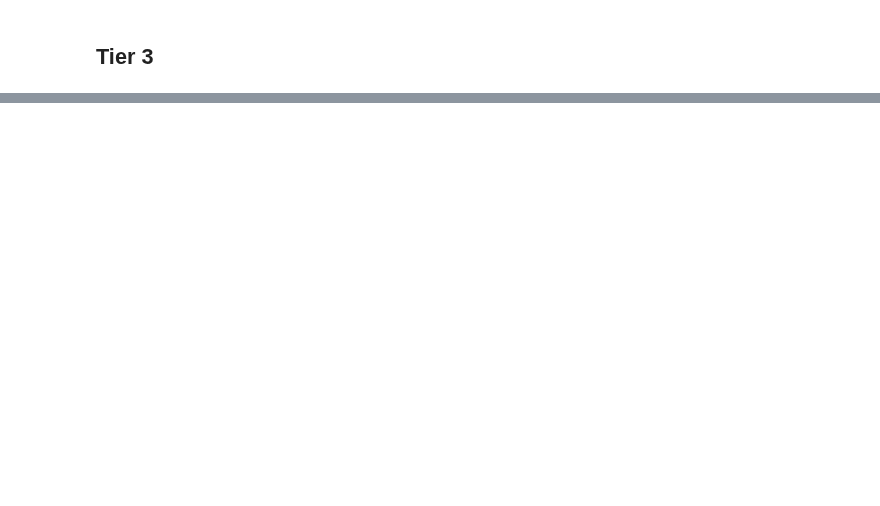
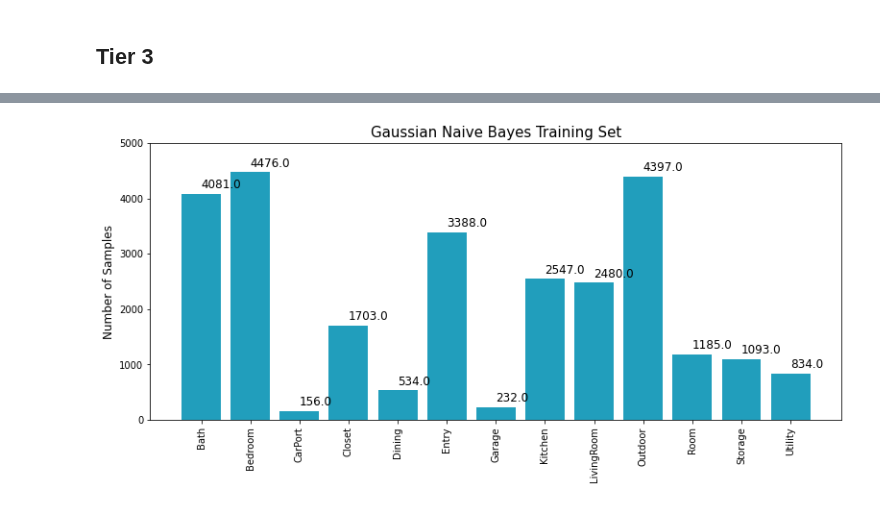
Before and after one commit to cltarchitecture/2021-spring-studio-lab, a Jupyter notebook: Machine Learning/3Tier_NaiveBayes.ipynb, the cells around one changed output, grey strips where cells are left out. Cells and saved outputs as stored; diff of their text form; code cells hidden in the pictures; blank space fills up the shorter version.

```diff
--- a/Machine Learning/3Tier_NaiveBayes.ipynb
+++ b/Machine Learning/3Tier_NaiveBayes.ipynb
@@ -356,0 +375,20 @@ FixedFormatter should only be used together with FixedLocator
+# %%
+file_name = "GNB_classes.png"
+fig_PATH = join(img_PATH,file_name)
+fig2 = plt.figure(figsize=(10,8))
+ax = fig2.add_axes([0.1,0.1,1,.5])
+ax.bar(x=np.arange(0,len(dict1.keys())),height = dict1.values(), tick_label = dict1.keys() ,color="#219ebc")
+ax.set_xticklabels(labels= dict1.keys(),rotation = 90)
+
+# ax.set_xticklabels(labels= ['Tier 1','Tier 2','Tier 3'], fontsize=10,)
+ax.set_title('Gaussian Naive Bayes Training Set',fontweight='normal', fontsize=15)
+# ax.set_ylim(0,100)
+ax.set_ylabel('Number of Samples',fontweight='normal', fontsize=12)
+ax.set_ylim(0,5000)
+for i,val in enumerate(dict1.values()):
+    ax.text(x=np.arange(0,len(dict1.keys()))[i],y =val+100,  s= str(val), color='black', fontweight='normal', rotation=0, fontsize=12)
+
+
+fig2.savefig(fig_PATH,dpi=300)
+# %% [output]
+[figure, added]
```
Also changed, not shown: parts of 11 cells of this notebook, 5 other files.
